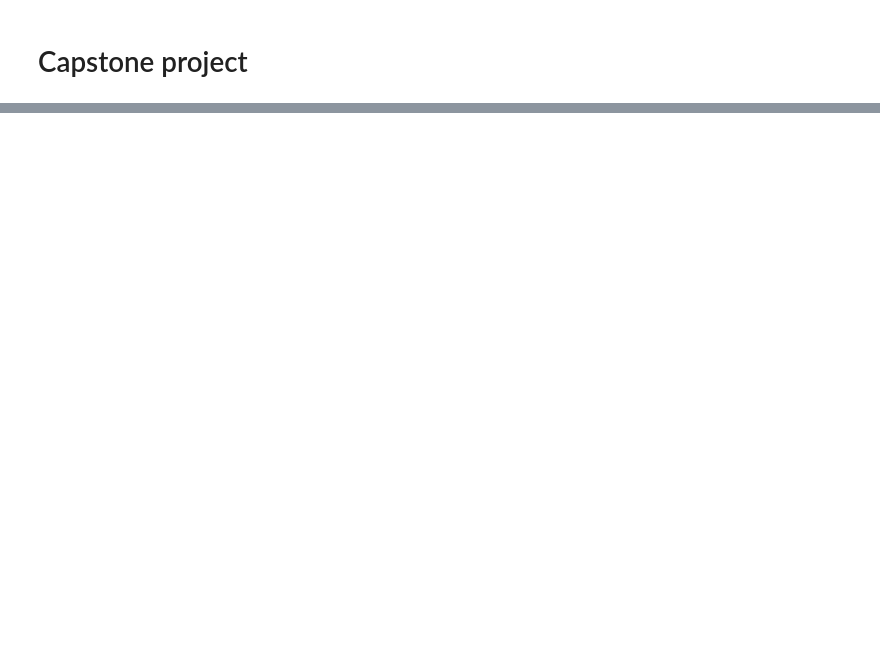
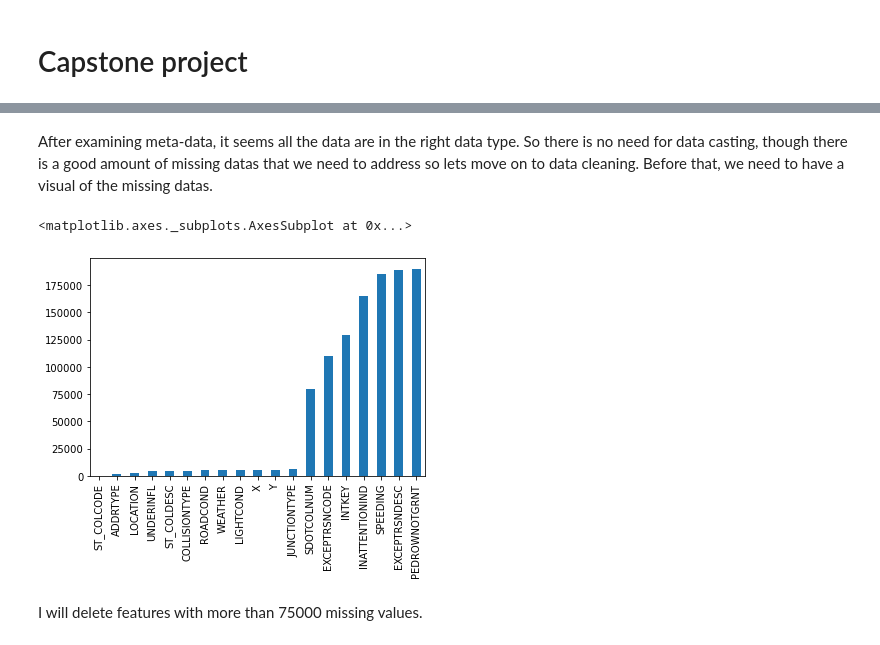
Before and after one commit to Yuanleoluo/Final_Project, a Jupyter notebook: capstoneProject.ipynb, the cells around one changed output, grey strips where cells are left out. Cells and saved outputs as stored; diff of their text form; code cells hidden in the pictures; blank space fills up the shorter version.

```diff
--- a/capstoneProject.ipynb
+++ b/capstoneProject.ipynb
@@ -111,0 +133,13 @@ ValueError: Location values cannot contain NaNs.
+# %% [markdown]
+After examining meta-data, it seems all the data are in the right data type. So there is no need for data casting, though there is a good amount of missing datas that we need to address so lets move on to data cleaning. Before that, we need to have a visual of the missing datas.
+# %%
+# graph of missing values
+missing = df.isnull().sum()
+missing = missing[missing > 0]
+missing.sort_values(inplace=True)
+missing.plot.bar()
+# %% [output]
+<matplotlib.axes._subplots.AxesSubplot at 0x...>
+[figure, added]
+# %% [markdown]
+I will delete features with more than 75000 missing values.
```
Also changed, not shown: parts of 133 cells of this notebook.
